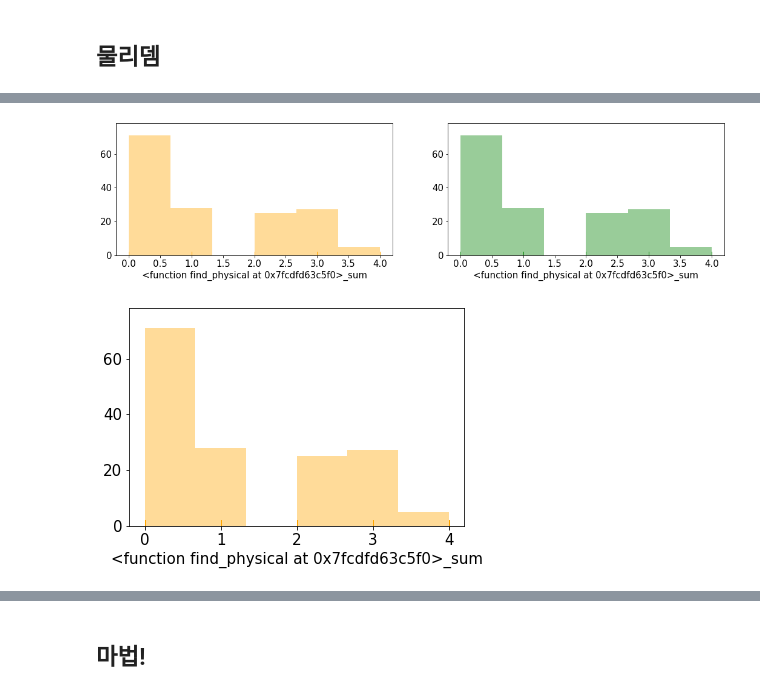
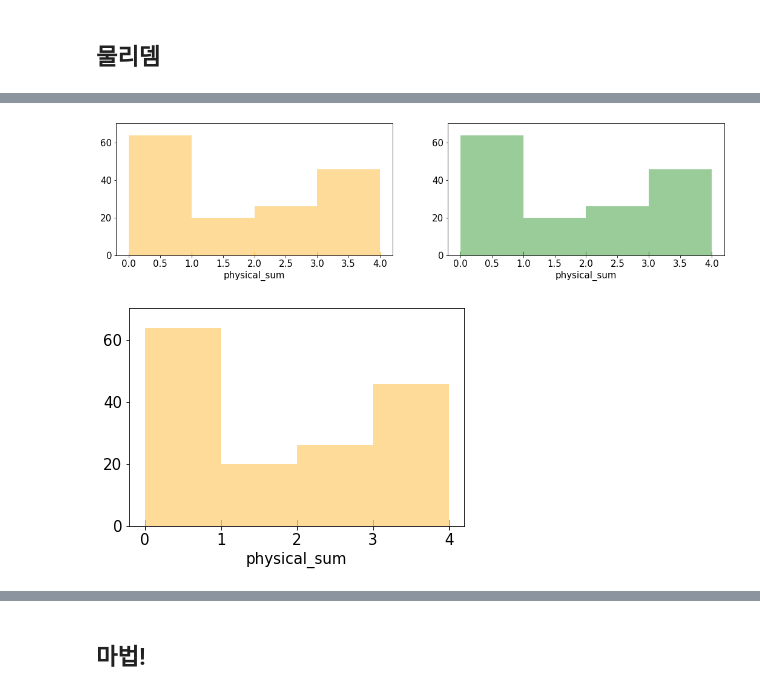
Before and after one commit to cabbi120101/PRJ_OK15GG, a Jupyter notebook: Try/진짜최종자연어_ipynb의_사본의_사본.ipynb, the cells around one changed output, grey strips where cells are left out. Saved outputs shown, nothing was run; the diff lists cells and outputs as text; code cells hidden in the pictures.

```diff
--- a/Try/진짜최종자연어_ipynb의_사본의_사본.ipynb
+++ b/Try/진짜최종자연어_ipynb의_사본의_사본.ipynb
@@ -723,38 +889,58 @@ champ_summ.info()
 ## 물리뎀
 # %%
 def skill_tool(find):
-    skill_setting = ['skillQ_tooltip','skillW_tooltip','skillE_tooltip','skillR_tooltip']
+    skill_setting = ['skillQ','skillW','skillE','skillR']
+    find_list = {find_stun : 'stun',find_speed:'speed',find_slow:'slow',find_shield:'shield',find_physical:'physical',find_magic:'magic'}
     skill_find = pd.DataFrame()
     skill_find['id'] = champ_summ['id']
     for i in range(len(skill_setting)):
-        column_name = str(find)+skill_setting[i]
+        column_name = find_list[find]+'_' +skill_setting[i]
         skill_found = find(skill_setting[i])
         champ_summ[column_name] = skill_found
         skill_find[column_name] = skill_found
-    sum_name = str(find) + '_'+ 'sum'
-    skill_find[sum_name] = skill_find[str(find)+'skillQ_tooltip'] + skill_find[str(find)+'skillW_tooltip'] + skill_find[str(find)+'skillE_tooltip'] + skill_find[str(find)+'skillR_tooltip']
+
+    sum_name = find_list[find] + '_' + 'sum'
+    skill_find[sum_name] = skill_find[find_list[find]+'_' +'skillQ'] + skill_find[find_list[find]+'_' +'skillW'] + skill_find[find_list[find]+'_' +'skillE'] + skill_find[find_list[find]+'_' +'skillR']
     return skill_find
 # %%
 def find_physical(column):
 
     physical = []
 
-    for i in range(len(champ_summ)):
+    for i in range(len(champ_info)):
         count_physical = 0
-        champ_summ[column][i] = champ_summ[column][i].lower()
+        champ_info[column][i]['tooltip'] = champ_info[column][i]['tooltip'].lower()
 
-        if 'basic' in champ_summ[column][i]:
+
+        if 'physical' in champ_info[column][i]['tooltip']:
+            count_physical = 1
+            physical.append(count_physical)
+
+        elif 'basic' in champ_info[column][i]['tooltip']:
+            if 'attack' in champ_info[column][i]['tooltip']:
+                count_physical = 1
+                physical.append(count_physical)
+            else:
+                count_physical = 0
+                physical.append(count_physical)
+
+
+        elif 'physical' in champ_info[column][i]['tooltip']:
             count_physical = 1
             physical.append(count_physical)
 
 
+        elif 'attack' in champ_info[column][i]['tooltip']:
+            if 'magic' in  champ_info[column][i]['tooltip']:
+                count_physical = 0
+                physical.append(count_physical)
+            else:
+                count_physical = 1
+                physical.append(count_physical)
 
-
-        elif 'physical' in champ_summ[column][i]:
+        elif 'physical damage' in champ_info[column][i]['tooltip']:
             count_physical = 1
             physical.append(count_physical)
-
-
 
 
         else:
@@ -798,13 +1008,13 @@ physical.describe()
 # %%
 fig, ax = plt.subplots(nrows = 1, ncols = 2, figsize = (18, 4))
-sns.distplot(physical['<function find_physical at 0x7fcdfd63c5f0>_sum'], ax = ax[0], color = 'orange', kde = False, rug = True)
-sns.distplot(physical['<function find_physical at 0x7fcdfd63c5f0>_sum'], ax = ax[1], color = 'green', kde = False, rug = True)
+sns.distplot(physical['physical_sum'], ax = ax[0], color = 'orange', kde = False, rug = True)
+sns.distplot(physical['physical_sum'], ax = ax[1], color = 'green', kde = False, rug = True)
 plt.show()
 # %% [output]
-[figure, old version]
+[figure, new version]
 # %%
-sns.distplot(physical['<function find_physical at 0x7fcdfd63c5f0>_sum'], color = 'orange', kde = False, rug = True)
+sns.distplot(physical['physical_sum'], color = 'orange', kde = False, rug = True)
 plt.show()
 # %% [output]
-[figure, old version]
+[figure, new version]
 # %%
```
Also changed, not shown: parts of 90 cells of this notebook.
